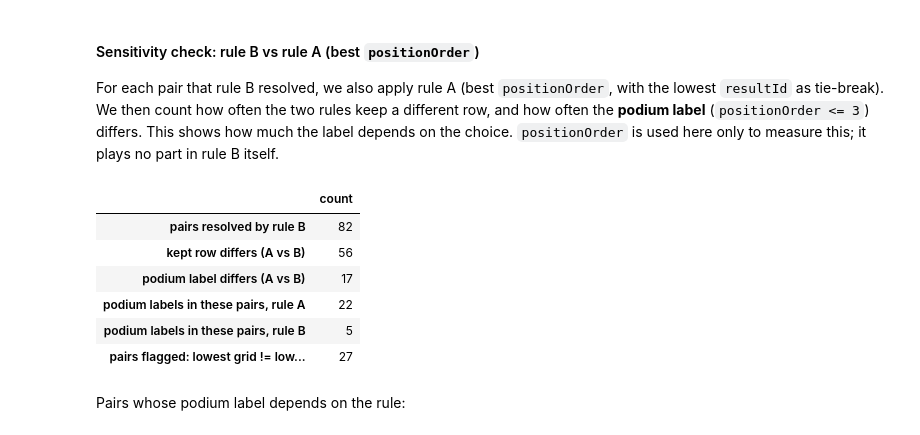
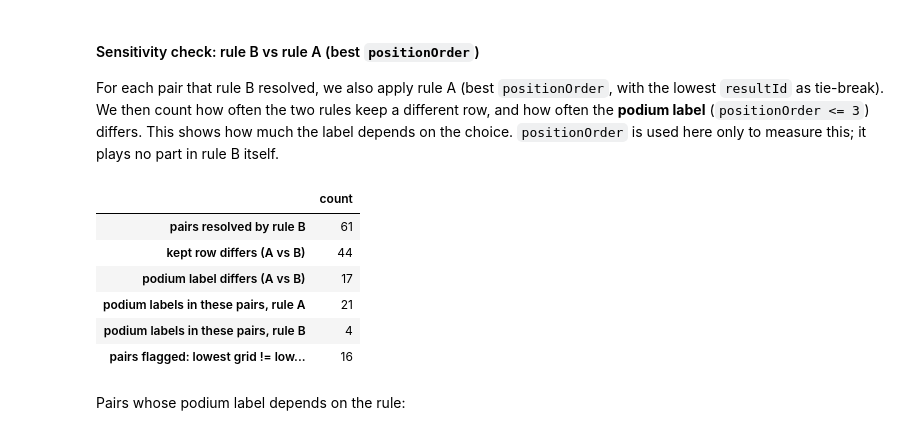
Before and after one commit to YShimy/f1-podium, a Jupyter notebook: notebooks/milestone1.ipynb, the cells around one changed output. Saved outputs shown, nothing was run; the diff lists cells and outputs as text; code cells hidden in the pictures.

```diff
--- a/notebooks/milestone1.ipynb
+++ b/notebooks/milestone1.ipynb
@@ -789,0 +857,10 @@ Cleaning steps implement decisions recorded above. Each step is a pure function
+# %%
+results_no_indy, indy_log = exclude_indy500(results, races, tables["circuits"])
+
+named_indy500 = set(races.loc[races["name"] == "Indianapolis 500", "raceId"])
+assert set(indy_log["raceId"]) == named_indy500, "selection != races named 'Indianapolis 500'"
+assert len(results_no_indy) == len(results) - indy_log["n_rows_excluded"].sum(), "row count mismatch"
+
+print(f"results rows: {len(results)} -> {len(results_no_indy)} "
+      f"(excluded {indy_log['n_rows_excluded'].sum()} rows from {len(indy_log)} races)")
+display(indy_log)
@@ -789,0 +907,9 @@ Cleaning steps implement decisions recorded above. Each step is a pure function
+# %%
+results_started, non_start_log = filter_non_starters(results_no_indy, tables["status"], races)
+
+assert len(results_started) + len(non_start_log) == len(results_no_indy), "kept + excluded != input"
+assert set(non_start_log["status"]) <= set(NON_START_STATUSES) | {WITHDREW_STATUS}
+assert (non_start_log.loc[non_start_log["status"] == WITHDREW_STATUS, "grid"] == 0).all()
+
+print(f"results rows: {len(results_no_indy)} -> {len(results_started)} (excluded {len(non_start_log)})")
+display(non_start_log["reason"].value_counts().rename_axis("reason").to_frame("n_rows"))
@@ -833,7 +981,7 @@ so these flagged pairs are where further misattributions are most likely.
 
 **Measured impact:** see the end of this section.
 # %%
-results_dedup, dup_log = resolve_duplicate_results(results, races)
+results_dedup, dup_log = resolve_duplicate_results(results_started, races)
 
 print("Pairs per resolving step:")
 display(dup_log["resolving_step"].value_counts().rename_axis("resolving_step").to_frame("n_pairs"))
@@ -899,46 +1033,45 @@ We then count how often the two rules keep a different row, and how often the **
 (`positionOrder <= 3`) differs. This shows how much the label depends on the choice.
 `positionOrder` is used here only to measure this; it plays no part in rule B itself.
 # %%
-started_pairs = dup_log[dup_log["resolving_step"] != STEP_NON_STARTER]
-dup_rows_all = find_duplicates(results, ["raceId", "driverId"])
+dup_rows_all = find_duplicates(results_started, ["raceId", "driverId"])
 
 rule_a = (
     dup_rows_all.sort_values(["positionOrder", "resultId"])
     .groupby(["raceId", "driverId"]).head(1)
     [["raceId", "driverId", "resultId"]]
     .rename(columns={"resultId": "kept_A"})
 )
 compare = (
-    started_pairs[["year", "raceId", "driverId", "kept_resultId", "lowest_grid_differs_from_lowest_resultId"]]
+    dup_log[["year", "raceId", "driverId", "kept_resultId", "lowest_grid_differs_from_lowest_resultId"]]
     .rename(columns={"kept_resultId": "kept_B"})
     .merge(rule_a, on=["raceId", "driverId"], how="left", validate="one_to_one")
 )
-by_id = results.set_index("resultId")
+by_id = results_started.set_index("resultId")
 for rule in ("A", "B"):
     kept = compare[f"kept_{rule}"]
     compare[f"grid_{rule}"] = kept.map(by_id["grid"])
     compare[f"positionOrder_{rule}"] = kept.map(by_id["positionOrder"])
     compare[f"podium_{rule}"] = compare[f"positionOrder_{rule}"] <= 3
 assert compare[["kept_A", "positionOrder_A", "positionOrder_B"]].notna().all().all()
 
 podium_differs = compare["podium_A"] != compare["podium_B"]
 sensitivity = pd.Series({
     "pairs resolved by rule B": len(compare),
     "kept row differs (A vs B)": int((compare["kept_A"] != compare["kept_B"]).sum()),
     "podium label differs (A vs B)": int(podium_differs.sum()),
     "podium labels in these pairs, rule A": int(compare["podium_A"].sum()),
     "podium labels in these pairs, rule B": int(compare["podium_B"].sum()),
     "pairs flagged: lowest grid != lowest resultId": int(compare["lowest_grid_differs_from_lowest_resultId"].sum()),
 }).to_frame("count")
 display(sensitivity)
 # %% [output]
 |  | count |
-| pairs resolved by rule B | 82 |
-| kept row differs (A vs B) | 56 |
+| pairs resolved by rule B | 61 |
+| kept row differs (A vs B) | 44 |
 | podium label differs (A vs B) | 17 |
-| podium labels in these pairs, rule A | 22 |
-| podium labels in these pairs, rule B | 5 |
-| pairs flagged: lowest grid != low... | 27 |
+| podium labels in these pairs, rule A | 21 |
+| podium labels in these pairs, rule B | 4 |
+| pairs flagged: lowest grid != low... | 16 |
 # %% [markdown]
 Pairs whose podium label depends on the rule:
 # %%
```
Also changed, not shown: parts of 21 cells of this notebook, 1 other file.
